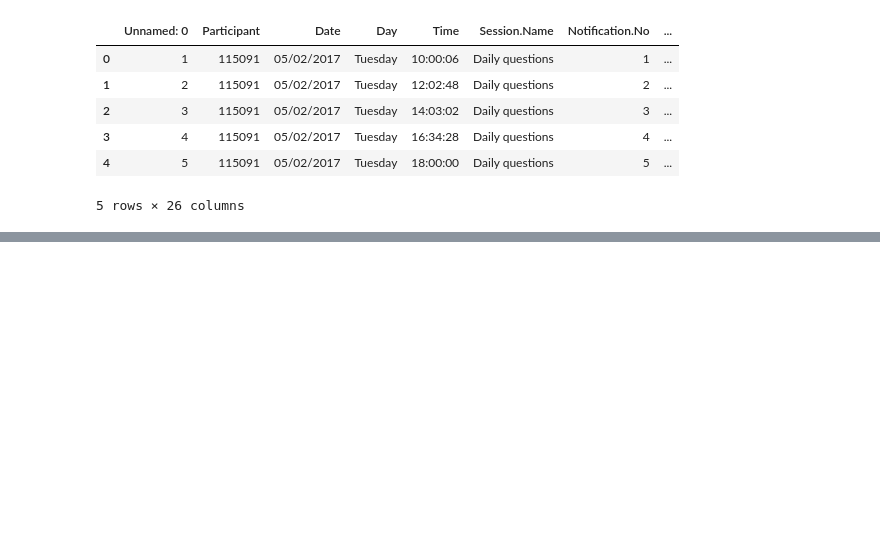
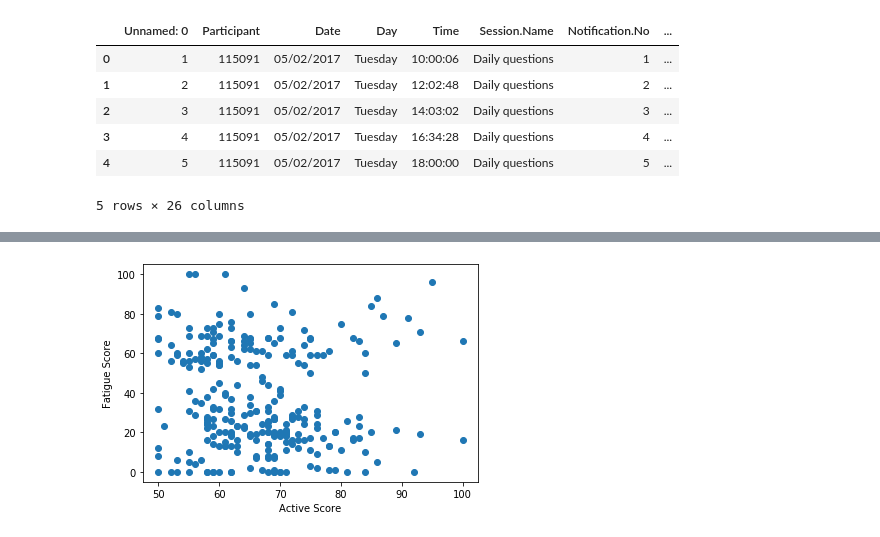
Before and after one commit to hialstkd/Social_Media_And_Happiness, a Jupyter notebook: cleaned_data.ipynb, the cells around one changed output, grey strips where cells are left out. Cells and saved outputs as stored; diff of their text form; code cells hidden in the pictures; blank space fills up the shorter version.

```diff
--- a/cleaned_data.ipynb
+++ b/cleaned_data.ipynb
@@ -49,0 +100,16 @@ cleaned_social_media.to_csv('Resources/cleaned_data.csv')
+# %%
+monday = cleaned_social_media[(cleaned_social_media['Day'] ==  'Monday') & (cleaned_social_media['Active'] >= 50) ]
+tuesday = cleaned_social_media[(cleaned_social_media['Day'] ==  'Tuesday') & (cleaned_social_media['Active'] >= 50) ]
+wednesday = cleaned_social_media[(cleaned_social_media['Day'] ==  'Wednesday') & (cleaned_social_media['Active'] >=50) ]
+thursday = cleaned_social_media[(cleaned_social_media['Day'] ==  'Thursday') & (cleaned_social_media['Active'] >= 50) ]
+friday = cleaned_social_media[(cleaned_social_media['Day'] ==  'Friday') & (cleaned_social_media['Active'] >=50) ]
+saturday = cleaned_social_media[(cleaned_social_media['Day'] ==  'Saturday') & (cleaned_social_media['Active'] >=50) ]
+sunday = cleaned_social_media[(cleaned_social_media['Day'] ==  'Sunday') & (cleaned_social_media['Active'] >=50) ]
+
+#monday = cleaned_social_media[(cleaned_social_media['Day'] ==  'Monday')]
+#tuesday = cleaned_social_media[(cleaned_social_media['Day'] ==  'Tuesday')]
+#wednesday = cleaned_social_media[(cleaned_social_media['Day'] ==  'Wednesday')]
+#thursday = cleaned_social_media[(cleaned_social_media['Day'] ==  'Thursday') ]
+#friday = cleaned_social_media[(cleaned_social_media['Day'] ==  'Friday') ]
+#saturday = cleaned_social_media[(cleaned_social_media['Day'] ==  'Saturday')]
+#sunday = cleaned_social_media[(cleaned_social_media['Day'] ==  'Sunday') ]
@@ -49,0 +230,9 @@ cleaned_social_media.to_csv('Resources/cleaned_data.csv')
+# %%
+x_values = wednesday['Active']
+y_values = wednesday['Fatigue']
+plt.scatter(x_values,y_values)
+plt.xlabel('Active Score')
+plt.ylabel('Fatigue Score')
+plt.show()
+# %% [output]
+[figure, added]
```
Also changed, not shown: parts of 25 cells of this notebook, 10 other files.
